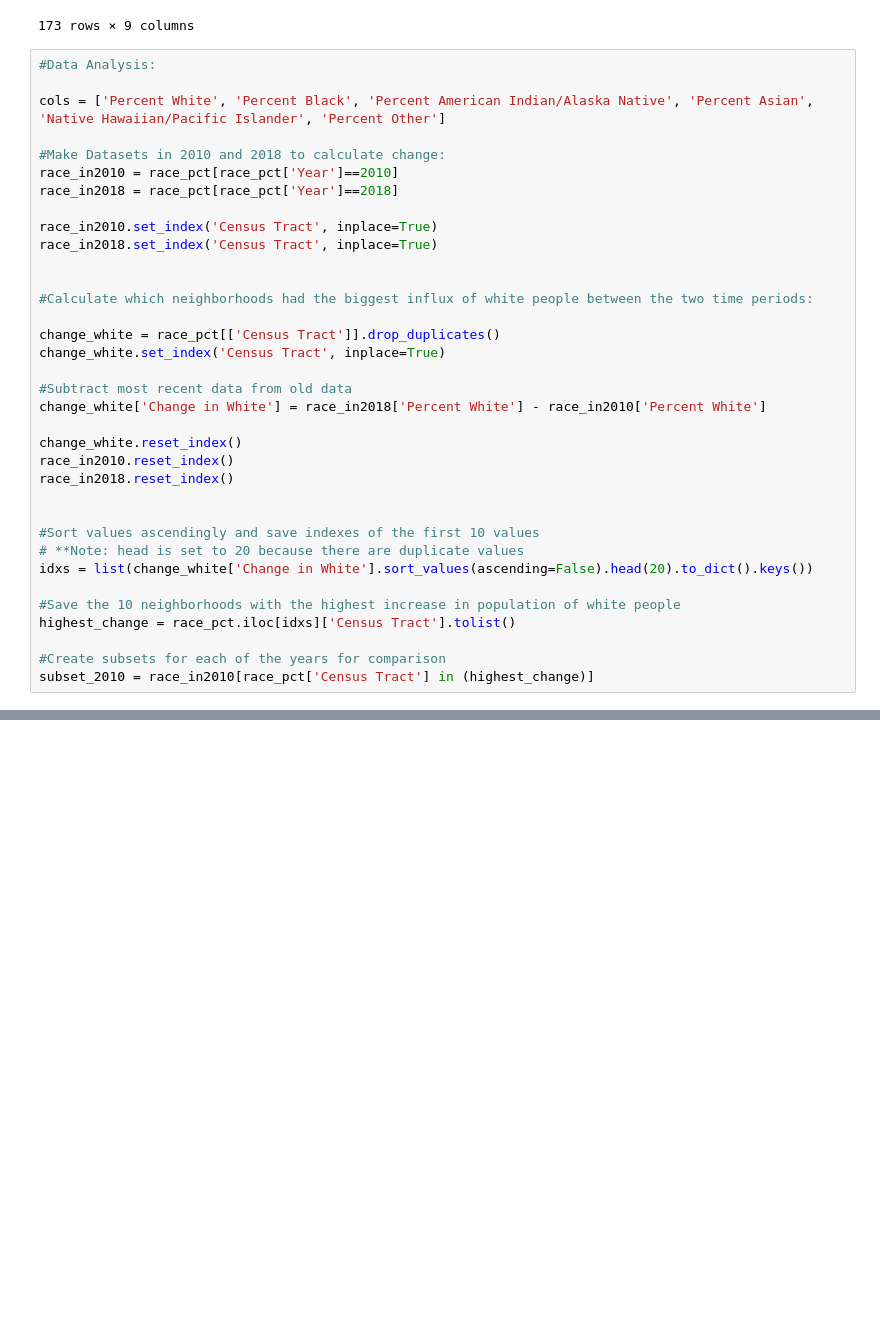
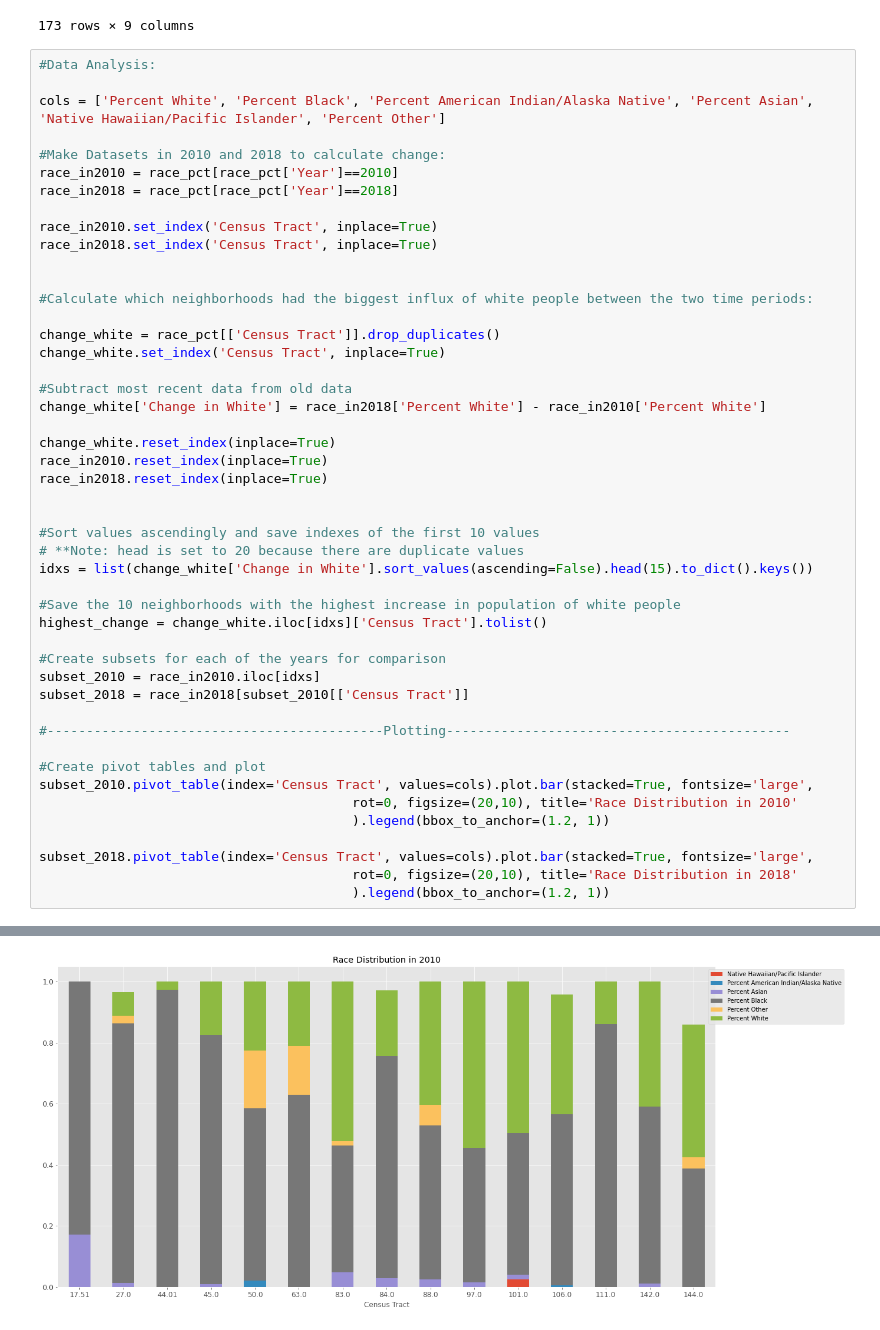
Before and after one commit to leosimanonok/DataScienceFinalTutorial, a Jupyter notebook: Leah.ipynb, the cells around one changed output, grey strips where cells are left out. Drawn from its saved outputs; the diff is of its cells as text; blank space fills up the shorter version.

```diff
--- a/Leah.ipynb
+++ b/Leah.ipynb
@@ -882,18 +882,30 @@ change_white.set_index('Census Tract', inplace=True)
 #Subtract most recent data from old data
 change_white['Change in White'] = race_in2018['Percent White'] - race_in2010['Percent White']
 
-change_white.reset_index()
-race_in2010.reset_index()
-race_in2018.reset_index()
+change_white.reset_index(inplace=True)
+race_in2010.reset_index(inplace=True)
+race_in2018.reset_index(inplace=True)
 
 
 #Sort values ascendingly and save indexes of the first 10 values
 # **Note: head is set to 20 because there are duplicate values
-idxs = list(change_white['Change in White'].sort_values(ascending=False).head(20).to_dict().keys())
+idxs = list(change_white['Change in White'].sort_values(ascending=False).head(15).to_dict().keys())
 
 #Save the 10 neighborhoods with the highest increase in population of white people
-highest_change = race_pct.iloc[idxs]['Census Tract'].tolist()
+highest_change = change_white.iloc[idxs]['Census Tract'].tolist()
 
 #Create subsets for each of the years for comparison
-subset_2010 = race_in2010[race_pct['Census Tract'] in (highest_change)]
+subset_2010 = race_in2010.iloc[idxs]
+subset_2018 = race_in2018[subset_2010[['Census Tract']]
+
+#-------------------------------------------Plotting--------------------------------------------
+
+#Create pivot tables and plot
+subset_2010.pivot_table(index='Census Tract', values=cols).plot.bar(stacked=True, fontsize='large',
+                                        rot=0, figsize=(20,10), title='Race Distribution in 2010'
+                                        ).legend(bbox_to_anchor=(1.2, 1))
+
+subset_2018.pivot_table(index='Census Tract', values=cols).plot.bar(stacked=True, fontsize='large',
+                                        rot=0, figsize=(20,10), title='Race Distribution in 2018'
+                                        ).legend(bbox_to_anchor=(1.2, 1))
 # %% [output]
@@ -900,0 +913 @@ ValueError: The truth value of a Series is ambiguous. Use a.empty, a.bool(), a.i
+[figure, added]
```
Also changed, not shown: parts of 8 cells of this notebook.
